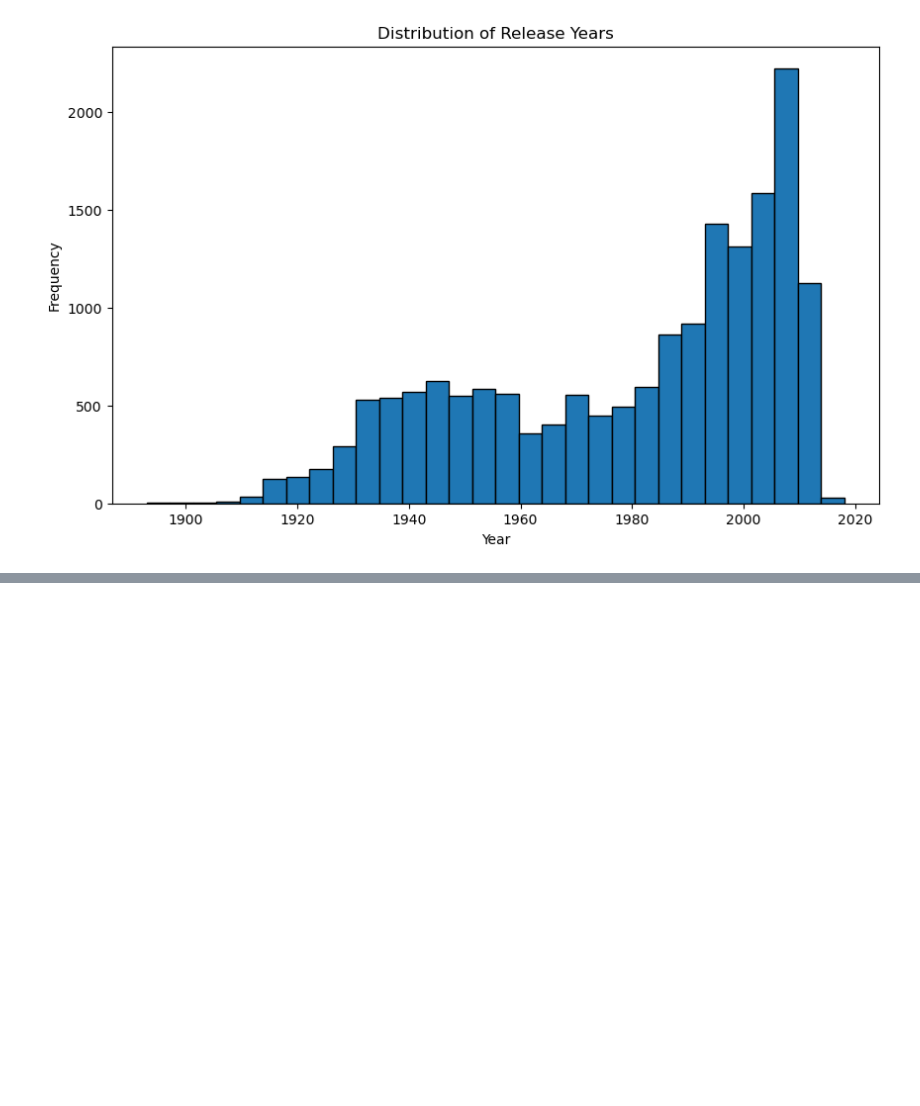
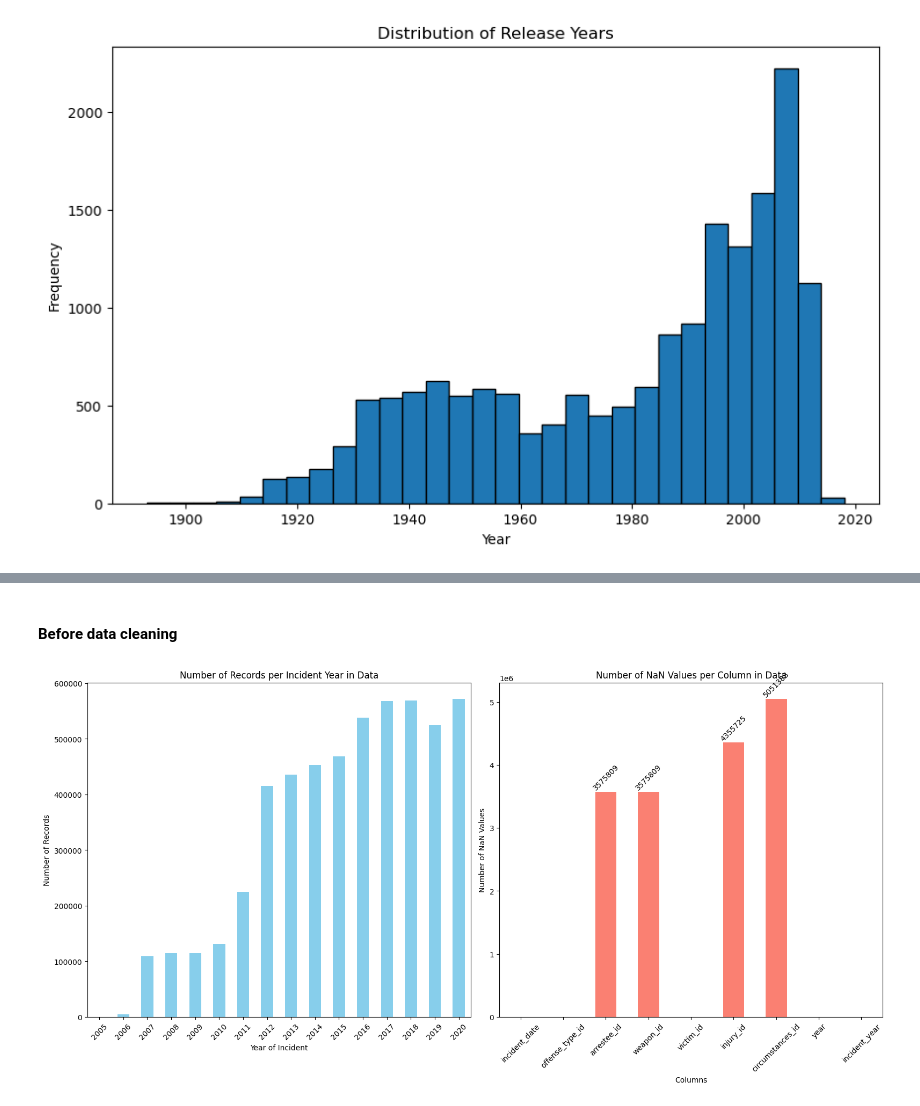
Before and after one commit to epfl-ada/ada-2024-project-alligatorsdontapologize24, a Jupyter notebook: src/script/Data_Cleaning.ipynb, the cells around one changed output, grey strips where cells are left out. Cells and saved outputs as stored; diff of their text form; code cells hidden in the pictures; blank space fills up the shorter version.

Commit message:
add NIBRS data cleaning

```diff
--- a/src/script/Data_Cleaning.ipynb
+++ b/src/script/Data_Cleaning.ipynb
@@ -329,0 +336,4 @@ Movie_Data.to_csv(clean+"/Movie_Data_clean.tsv", sep="\t")
+# %%
+# Load the washington data
+WA_data_example = pd.read_csv(raw+"/Washington/Washington_merged_data.csv", index_col=0)
+WA_data_example
@@ -329,0 +456,20 @@ Movie_Data.to_csv(clean+"/Movie_Data_clean.tsv", sep="\t")
+# %% [markdown]
+#### Before data cleaning
+# %%
+import os
+import pandas as pd
+import sys
+import importlib
+
+sys.path.append(os.path.abspath("../plots_helper/"))
+
+import FBI_analysis
+
+importlib.reload(FBI_analysis)
+
+from FBI_analysis import analyze_incidents_and_missing_values
+
+# Analyze and visualize the incidents and missing values per column
+analyze_incidents_and_missing_values(WA_data_example, 'incident_date', verbose=False)
+# %% [output]
+[figure, added]
```
Also changed, not shown: parts of 13 cells of this notebook.
